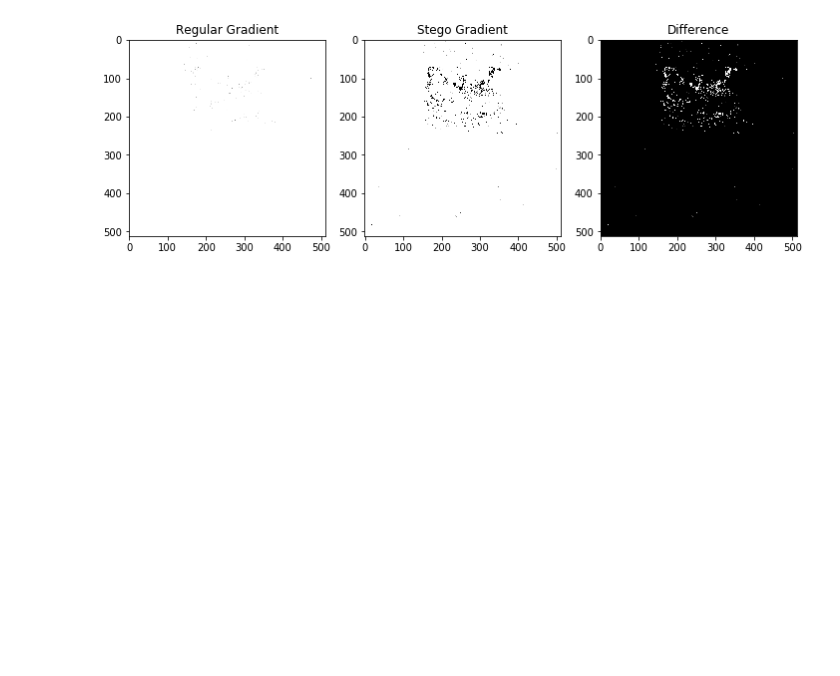
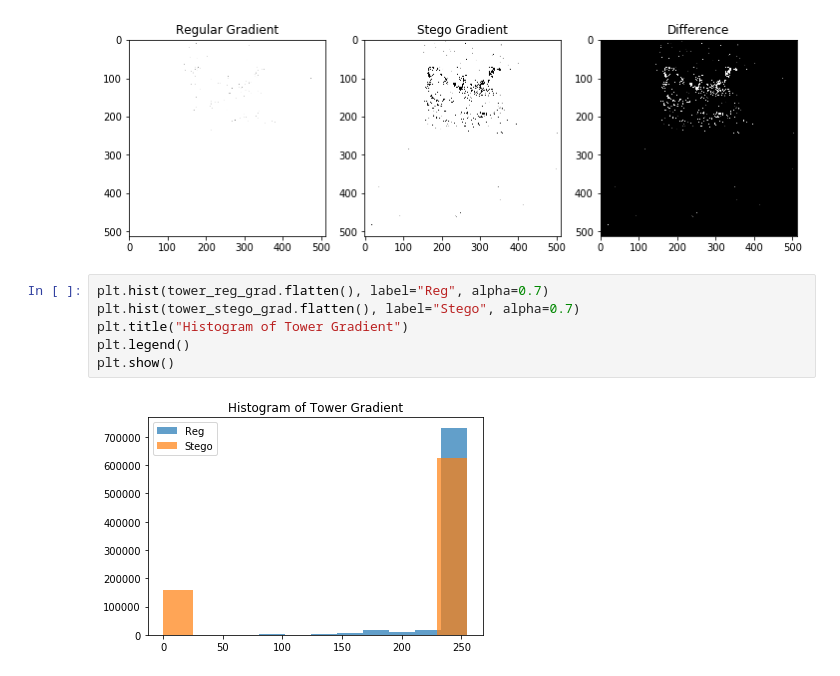
Before and after one commit to kensekense/unige-spring-2020, a Jupyter notebook: selected_topics/stego/tp3/tp3_kense.ipynb, the cells around one changed output. Saved outputs shown, nothing was run; the diff lists cells and outputs as text; blank space fills up the shorter version.

Commit message:
stego tp3 final ups

```diff
--- a/selected_topics/stego/tp3/tp3_kense.ipynb
+++ b/selected_topics/stego/tp3/tp3_kense.ipynb
@@ -134,3 +134,11 @@ ax[2].set_title("Difference")
 # %% [output]
 Text(0.5, 1.0, 'Difference')
 [figure]
+# %%
+plt.hist(tower_reg_grad.flatten(), label="Reg", alpha=0.7)
+plt.hist(tower_stego_grad.flatten(), label="Stego", alpha=0.7)
+plt.title("Histogram of Tower Gradient")
+plt.legend()
+plt.show()
+# %% [output]
+[figure, added]
```
Also changed, not shown: parts of 1 cell of this notebook, 4 other files.
